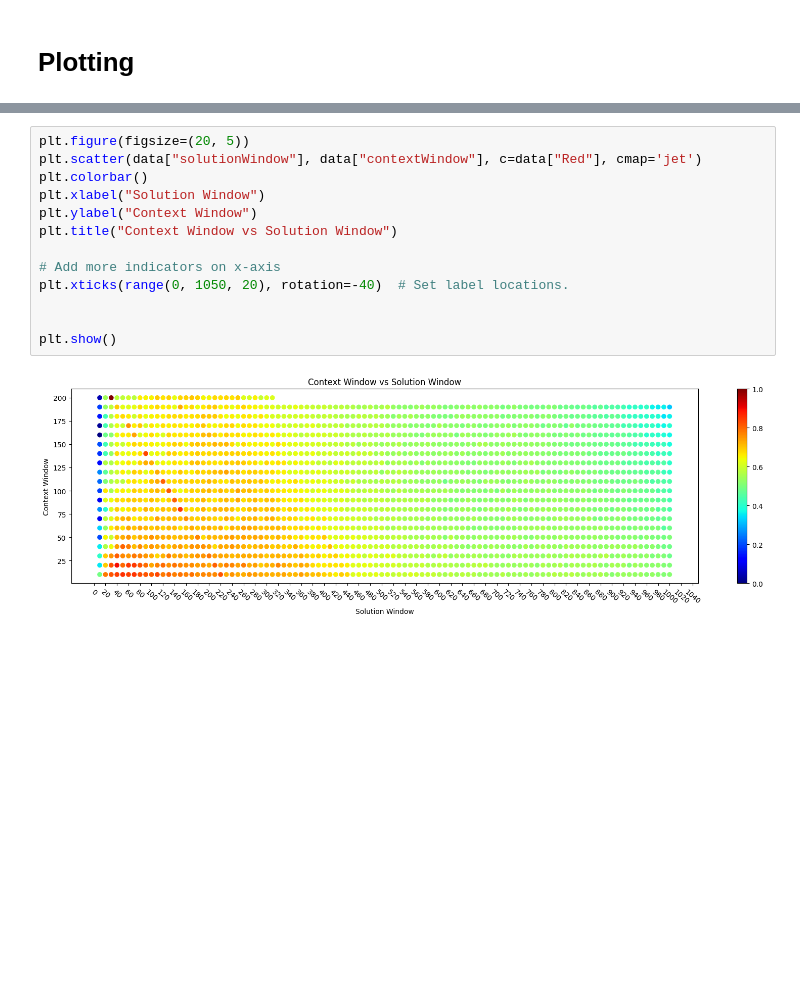
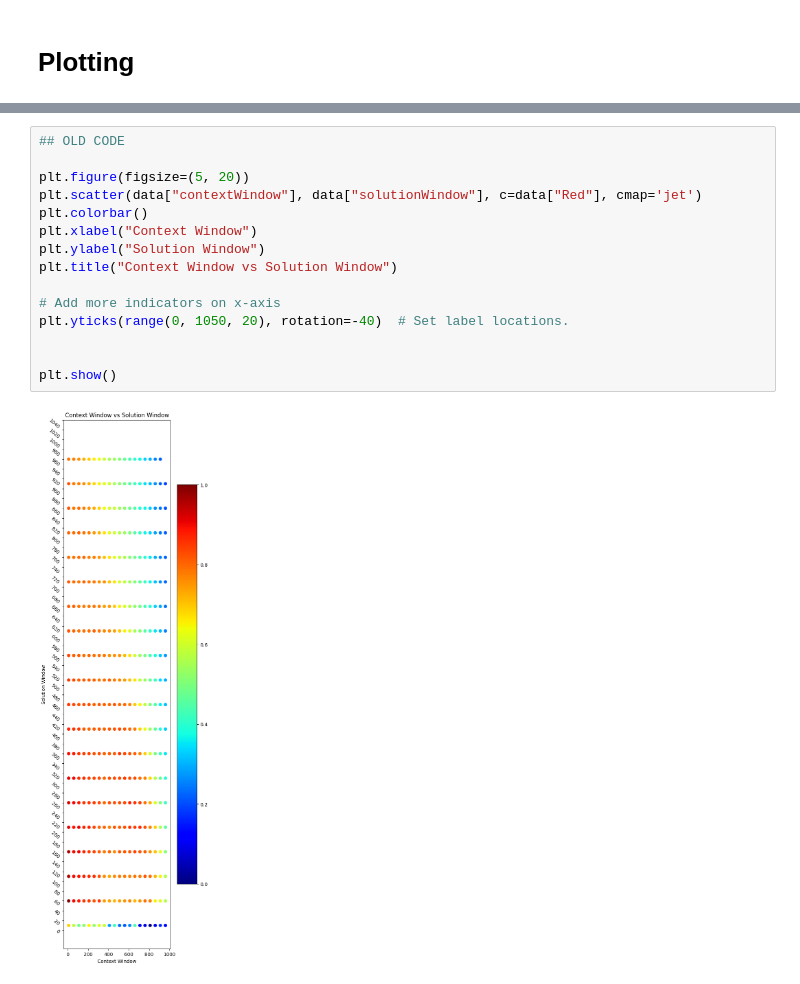
Before and after one commit to FelixCodesTech/Long-Term-Stock-Prediction, a Jupyter notebook: displayingStats.ipynb, the cells around one changed output, grey strips where cells are left out. Saved outputs shown, nothing was run; the diff lists cells and outputs as text; blank space fills up the shorter version.

```diff
--- a/displayingStats.ipynb
+++ b/displayingStats.ipynb
@@ -34,15 +50,17 @@ data.describe()
 # %%
-plt.figure(figsize=(20, 5))
-plt.scatter(data["solutionWindow"], data["contextWindow"], c=data["Red"], cmap='jet')
+## OLD CODE
+
+plt.figure(figsize=(5, 20))
+plt.scatter(data["contextWindow"], data["solutionWindow"], c=data["Red"], cmap='jet')
 plt.colorbar()
-plt.xlabel("Solution Window")
-plt.ylabel("Context Window")
+plt.xlabel("Context Window")
+plt.ylabel("Solution Window")
 plt.title("Context Window vs Solution Window")
 
 # Add more indicators on x-axis
-plt.xticks(range(0, 1050, 20), rotation=-40)  # Set label locations.
+plt.yticks(range(0, 1050, 20), rotation=-40)  # Set label locations.
 
 
 plt.show()
 # %% [output]
-[figure, old version]
+[figure, new version]
```
Also changed, not shown: parts of 3 cells of this notebook, 4 other files.
